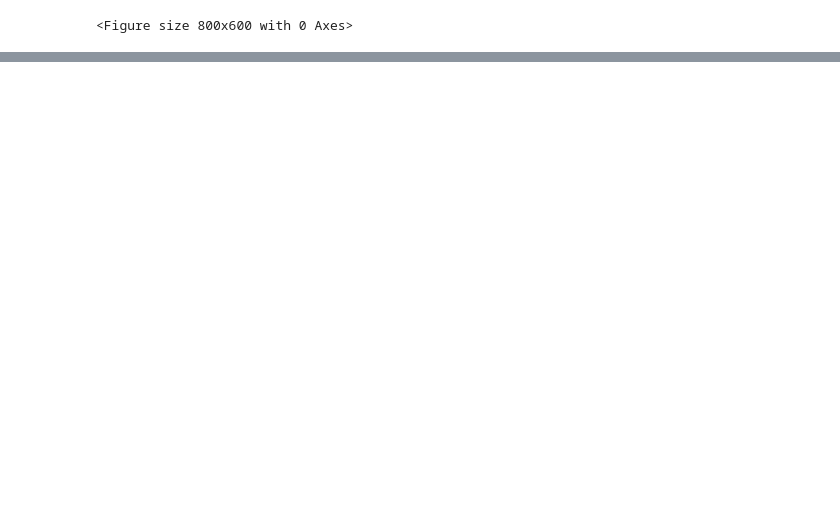
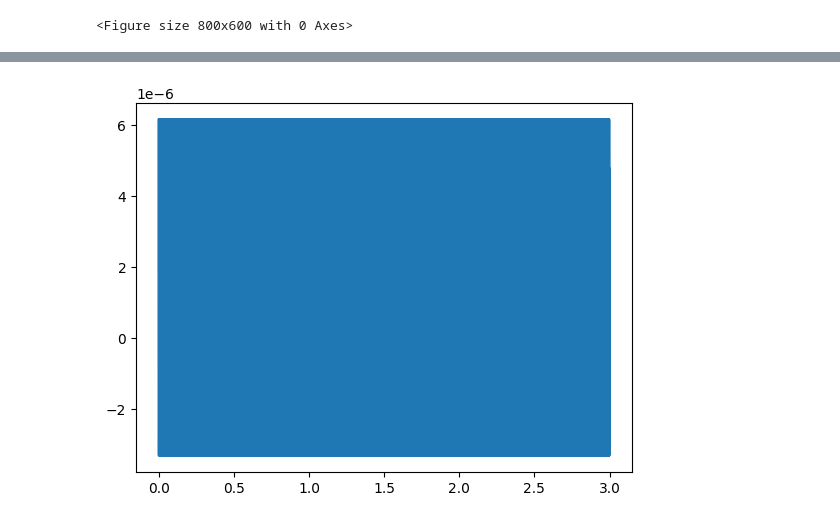
Before and after one commit to andy-guttridge/ThinkDSP, a Jupyter notebook: code/exercises.ipynb, the cells around one changed output, grey strips where cells are left out. Drawn from its saved outputs; the diff is of its cells as text; code cells hidden in the pictures; blank space fills up the shorter version.

```diff
--- a/code/exercises.ipynb
+++ b/code/exercises.ipynb
@@ -66,0 +191,20 @@ audio2
+# %%
+# Exercise 2-6
+
+from thinkdsp import CosSignal
+
+def makeSignal(f):
+    signal=CosSignal(freq=f, amp=1 / f**2)
+    for i in range(2, 10):
+        signal = signal + CosSignal(freq=f * i, amp=1 / (f * i)**2)
+
+    return signal
+
+signal = makeSignal(500)
+wave = signal.make_wave(duration=3, start=0, framerate=10000)
+wave.plot()
+pyplot.show()
+audio = Audio(data=wave.ys, rate=wave.framerate)
+audio
+# %% [output]
+[figure, added]
```
Also changed, not shown: parts of 8 cells of this notebook, 3 other files.
